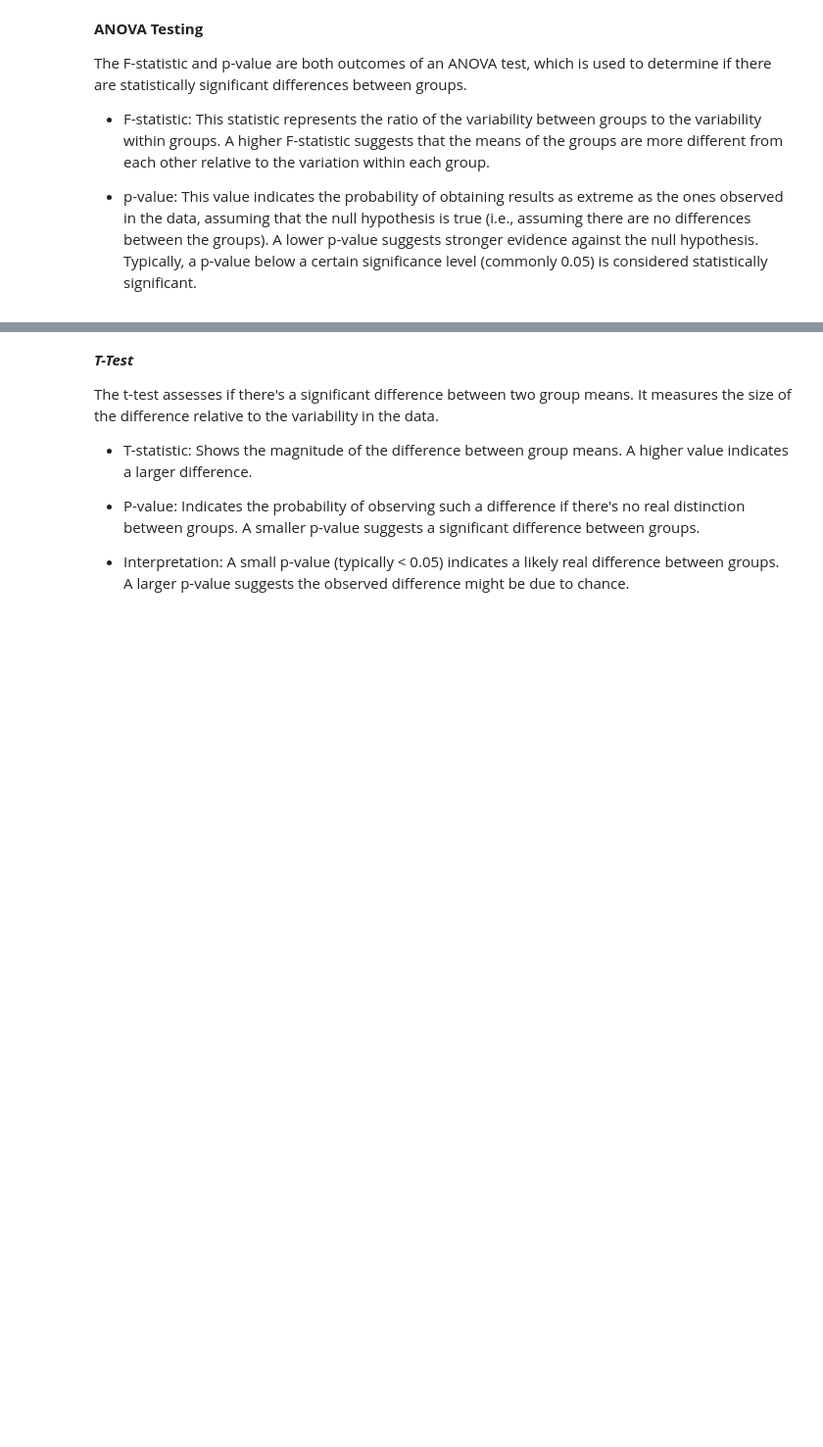
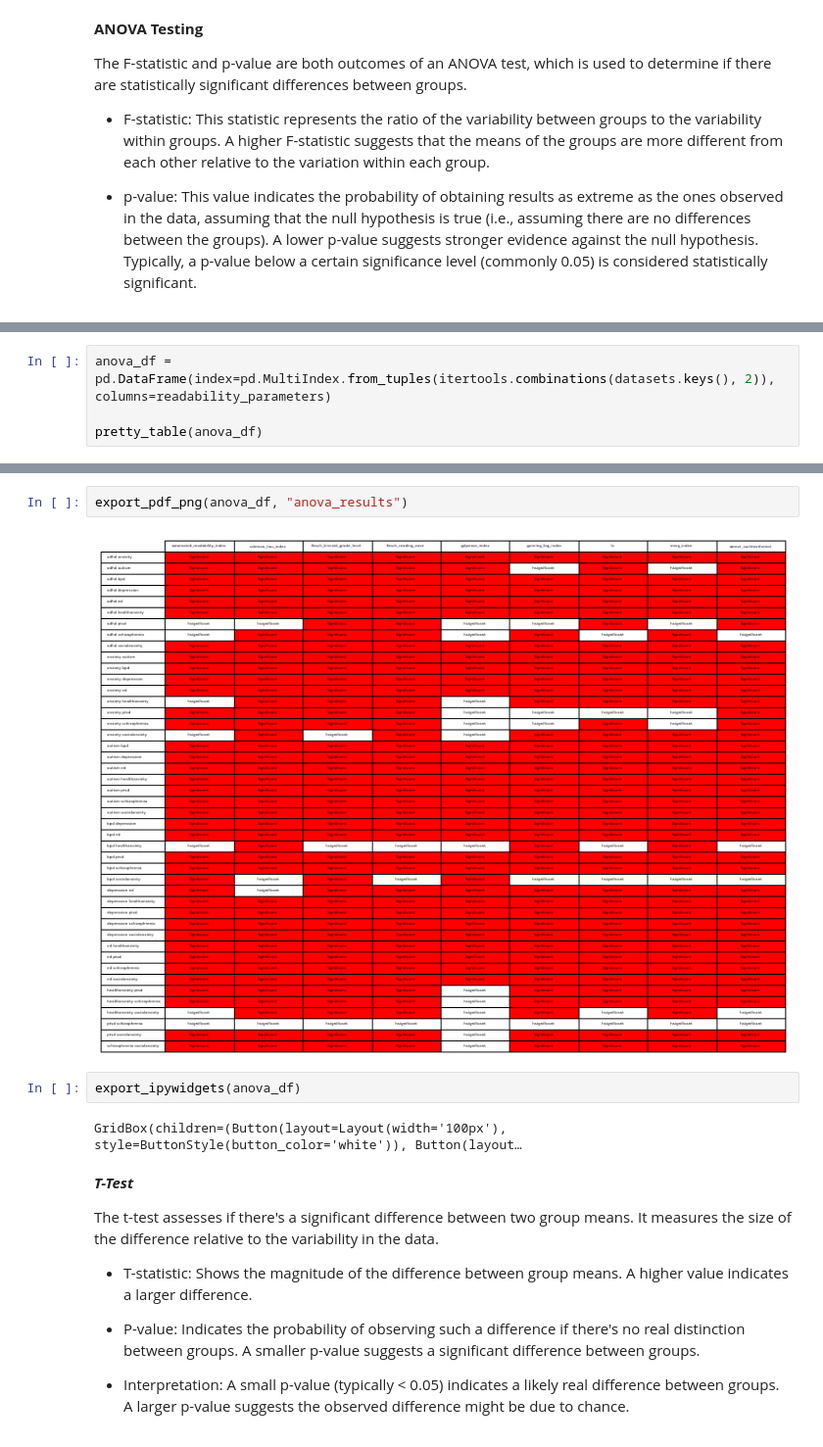
Before and after one commit to NaokiRe/nexus_labs_group_3, a Jupyter notebook: try.ipynb, the cells around one changed output, grey strips where cells are left out. Shown at 98% size. Cells and saved outputs as stored; diff of their text form; blank space fills up the shorter version.

Commit message:
added visual representations of results

```diff
--- a/try.ipynb
+++ b/try.ipynb
@@ -101,0 +434,4 @@ healthanxiety and parenting: coleman_liau_index, flesch_reading_ease, gulpease_i
+# %%
+anova_df = pd.DataFrame(index=pd.MultiIndex.from_tuples(itertools.combinations(datasets.keys(), 2)), columns=readability_parameters)
+
+pretty_table(anova_df)
@@ -102,3 +456,11 @@ healthanxiety and parenting: coleman_liau_index, flesch_reading_ease, gulpease_i
+# %%
+export_pdf_png(anova_df, "anova_results")
+# %% [output]
+[figure, added]
+# %%
+export_ipywidgets(anova_df)
+# %% [output]
+GridBox(children=(Button(layout=Layout(width='100px'), style=ButtonStyle(button_color='white')), Button(layout…
 # %% [markdown]
 ***T-Test***
 
```
Also changed, not shown: parts of 16 cells of this notebook, 16 other files.
